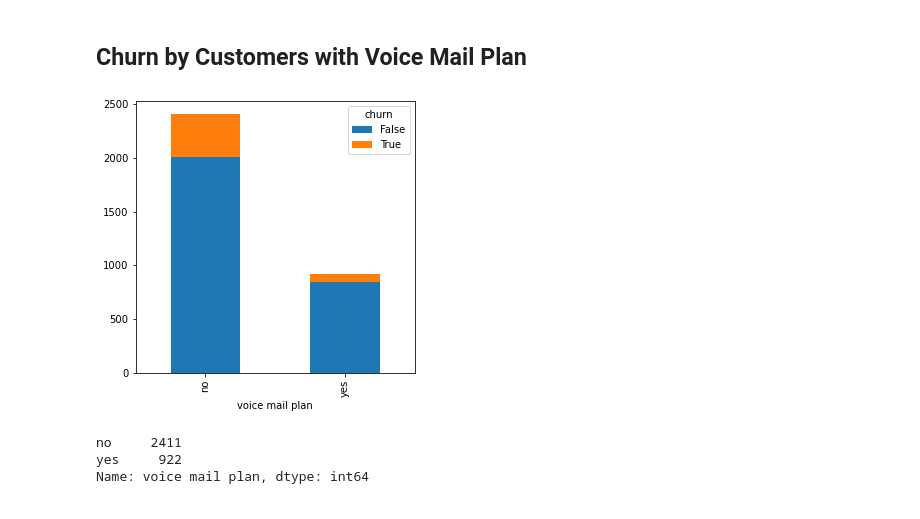
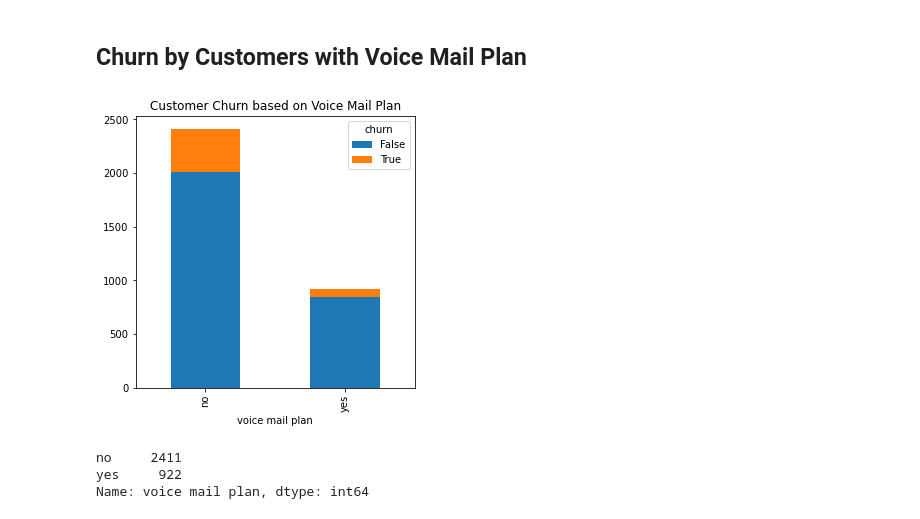
Before and after one commit to alvarodriguez95/Churn-in-Telecom, a Jupyter notebook: Alvaros Code.ipynb, the cells around one changed output. Drawn from its saved outputs; the diff is of its cells as text; code cells hidden in the pictures.

```diff
--- a/Alvaros Code.ipynb
+++ b/Alvaros Code.ipynb
@@ -258,9 +267,13 @@ dtype: float64
 # %% [markdown]
 ## Churn by Customers with Voice Mail Plan
 # %%
-df.groupby(["voice mail plan", "churn"]).size().unstack().plot(kind='bar', stacked=True, figsize=(5,5));
+df.groupby(["voice mail plan", "churn"]).size().unstack().plot(kind='bar', stacked=True, figsize=(5,5))
+plt.title("Customer Churn based on Voice Mail Plan")
+
+# Show the chart
+plt.show();
 # %% [output]
-[figure, old version]
+[figure, new version]
 # %%
 df['voice mail plan'].value_counts()
 # %% [output]
```
Also changed, not shown: parts of 87 cells of this notebook.
